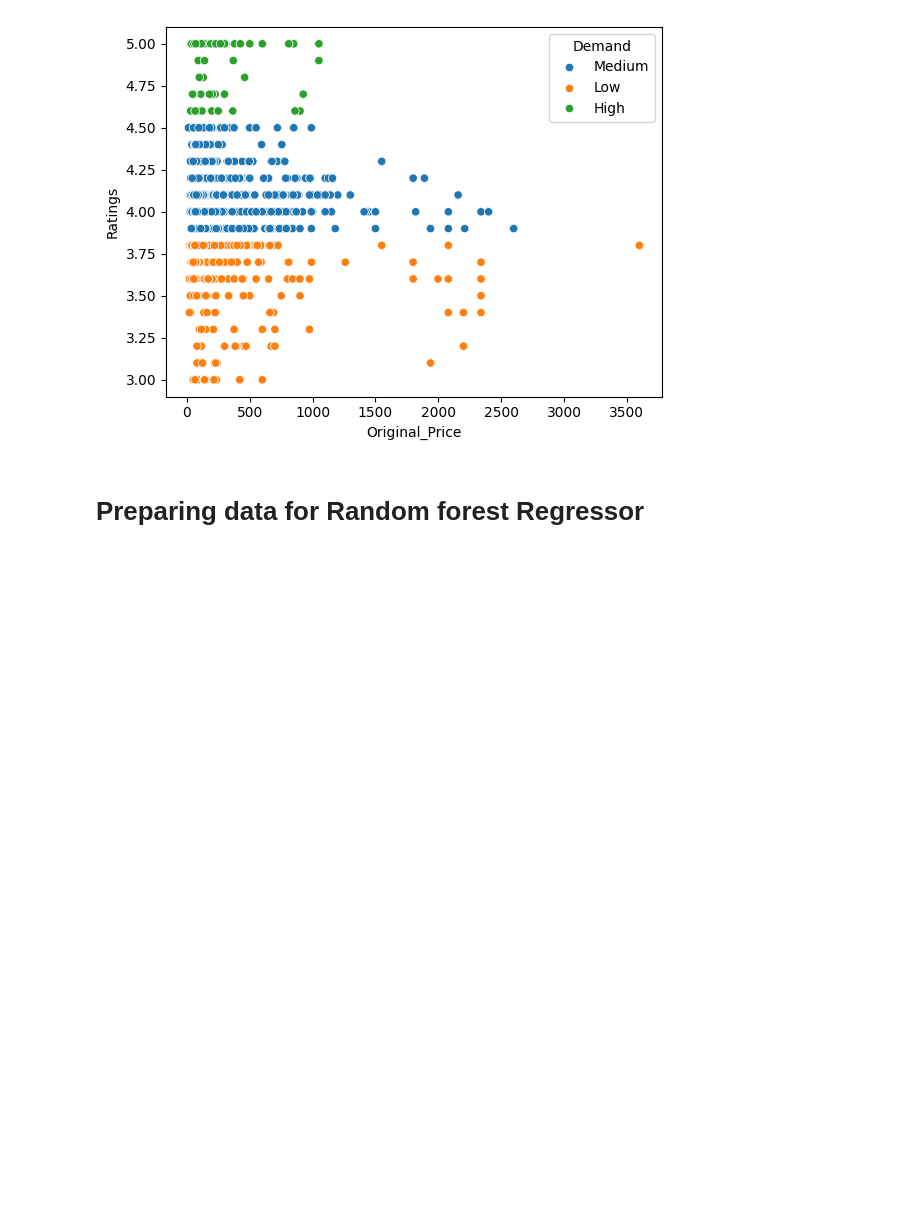
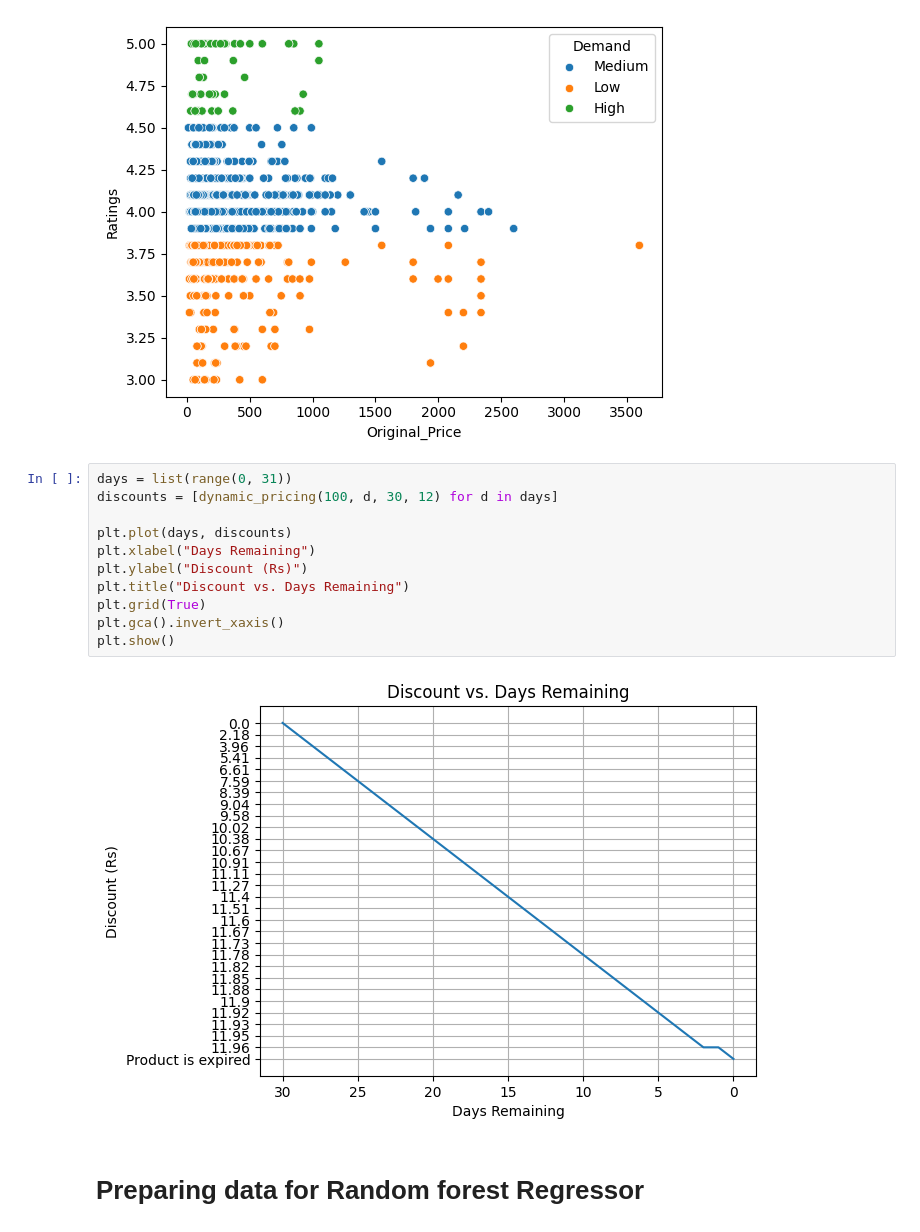
Before and after one commit to DARSHAN9029/dynamic_pricing-model, a Jupyter notebook: dynamic_pricing/dp_dataset_sort_1.ipynb, the cells around one changed output. Cells and saved outputs as stored; diff of their text form; blank space fills up the shorter version.

```diff
--- a/dynamic_pricing/dp_dataset_sort_1.ipynb
+++ b/dynamic_pricing/dp_dataset_sort_1.ipynb
@@ -311,6 +319,19 @@ sns.scatterplot(data=df , x='Original_Price' , y='Ratings' , hue='Demand')
 # %% [output]
 <Axes: xlabel='Original_Price', ylabel='Ratings'>
 [figure]
+# %%
+days = list(range(0, 31))
+discounts = [dynamic_pricing(100, d, 30, 12) for d in days]
+
+plt.plot(days, discounts)
+plt.xlabel("Days Remaining")
+plt.ylabel("Discount (Rs)")
+plt.title("Discount vs. Days Remaining")
+plt.grid(True)
+plt.gca().invert_xaxis()
+plt.show()
+# %% [output]
+[figure, added]
 # %% [markdown]
 # Preparing data for Random forest Regressor
 # %% [markdown]
```
Also changed, not shown: parts of 18 cells of this notebook, 3 other files.
